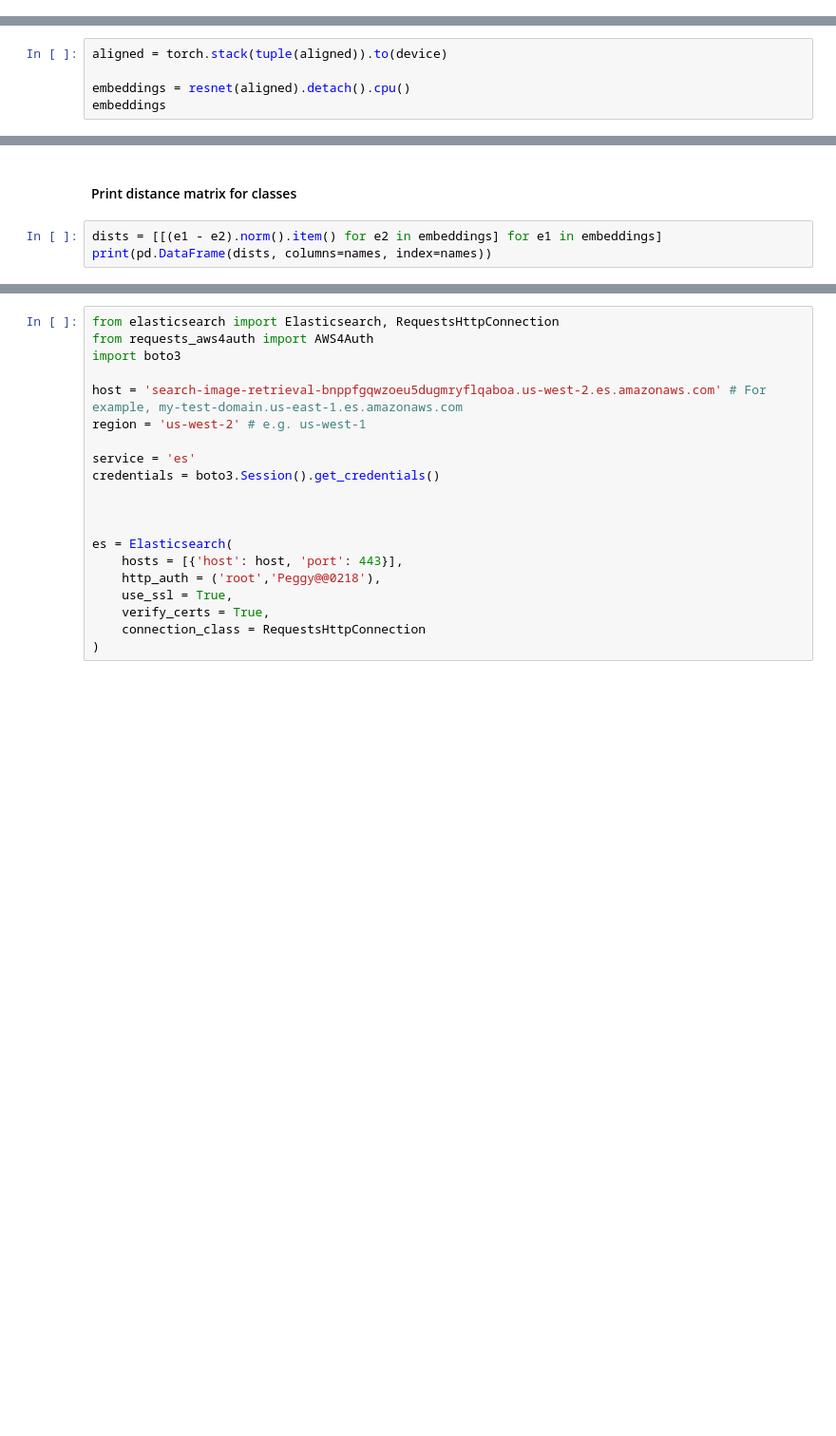
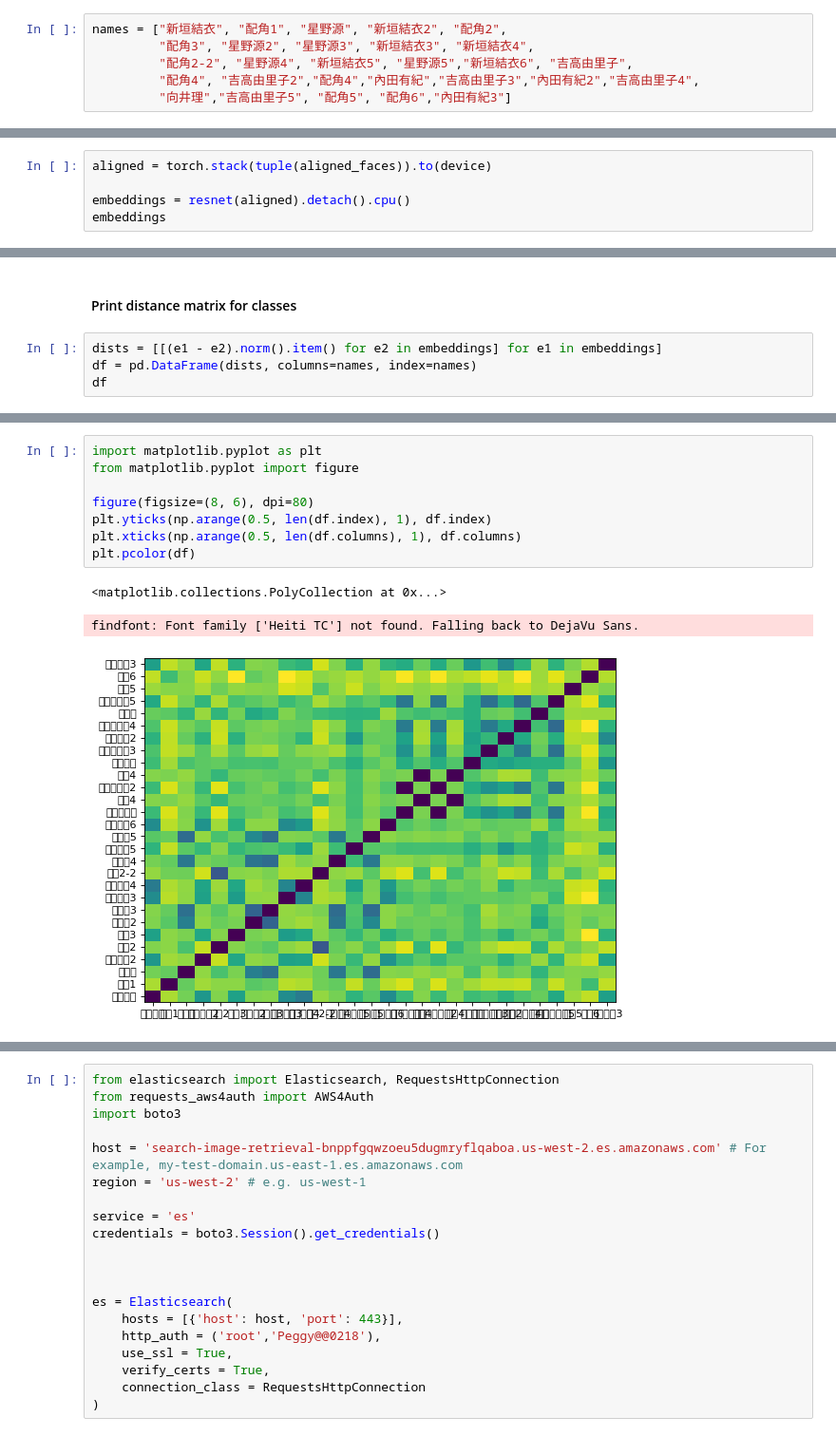
Before and after one commit to catwhiskers/facenet-pytorch, a Jupyter notebook: examples/infer-drama.ipynb, the cells around one changed output, grey strips where cells are left out. Shown at 95% size. Cells and saved outputs as stored; diff of their text form; blank space fills up the shorter version.

```diff
--- a/examples/infer-drama.ipynb
+++ b/examples/infer-drama.ipynb
@@ -129,3 +105,9 @@ tensor([[ 0.0501, -0.0095, -0.0065,  ...,  0.0023,  0.0214,  0.0050],
+# %%
+names = ["新垣結衣", "配角1", "星野源", "新垣結衣2", "配角2",
+         "配角3", "星野源2", "星野源3", "新垣結衣3", "新垣結衣4",
+         "配角2-2", "星野源4", "新垣結衣5", "星野源5","新垣結衣6", "吉高由里子",
+         "配角4", "吉高由里子2","配角4","內田有紀","吉高由里子3","內田有紀2","吉高由里子4",
+         "向井理","吉高由里子5", "配角5", "配角6","內田有紀3"]
 # %% [markdown]
 #### Calculate image embeddings
 
@@ -133,7 +115,7 @@ MTCNN will return images of faces all the same size, enabling easy batch process
 
 For real datasets, code should be modified to control batch sizes being passed to the Resnet, particularly if being processed on a GPU. For repeated testing, it is best to separate face detection (using MTCNN) from embedding or classification (using InceptionResnetV1), as calculation of cropped faces or bounding boxes can then be performed a single time and detected faces saved for future use.
 # %%
-aligned = torch.stack(tuple(aligned)).to(device)
+aligned = torch.stack(tuple(aligned_faces)).to(device)
 
 embeddings = resnet(aligned).detach().cpu()
 embeddings
@@ -151,5 +135,6 @@ torch.Size([5, 512])
 #### Print distance matrix for classes
 # %%
 dists = [[(e1 - e2).norm().item() for e2 in embeddings] for e1 in embeddings]
-print(pd.DataFrame(dists, columns=names, index=names))
+df = pd.DataFrame(dists, columns=names, index=names)
+df
 # %% [output]
@@ -169,3 +159,15 @@ shea_whigham        0.000000
+# %%
+import matplotlib.pyplot as plt
+from matplotlib.pyplot import figure
+
+figure(figsize=(8, 6), dpi=80)
+plt.yticks(np.arange(0.5, len(df.index), 1), df.index)
+plt.xticks(np.arange(0.5, len(df.columns), 1), df.columns)
+plt.pcolor(df)
+# %% [output]
+<matplotlib.collections.PolyCollection at 0x...>
+findfont: Font family ['Heiti TC'] not found. Falling back to DejaVu Sans.
+[figure, added]
 # %%
 !pip install requests
 !pip install requests-aws4auth
```
Also changed, not shown: parts of 18 cells of this notebook, 18 other files.
